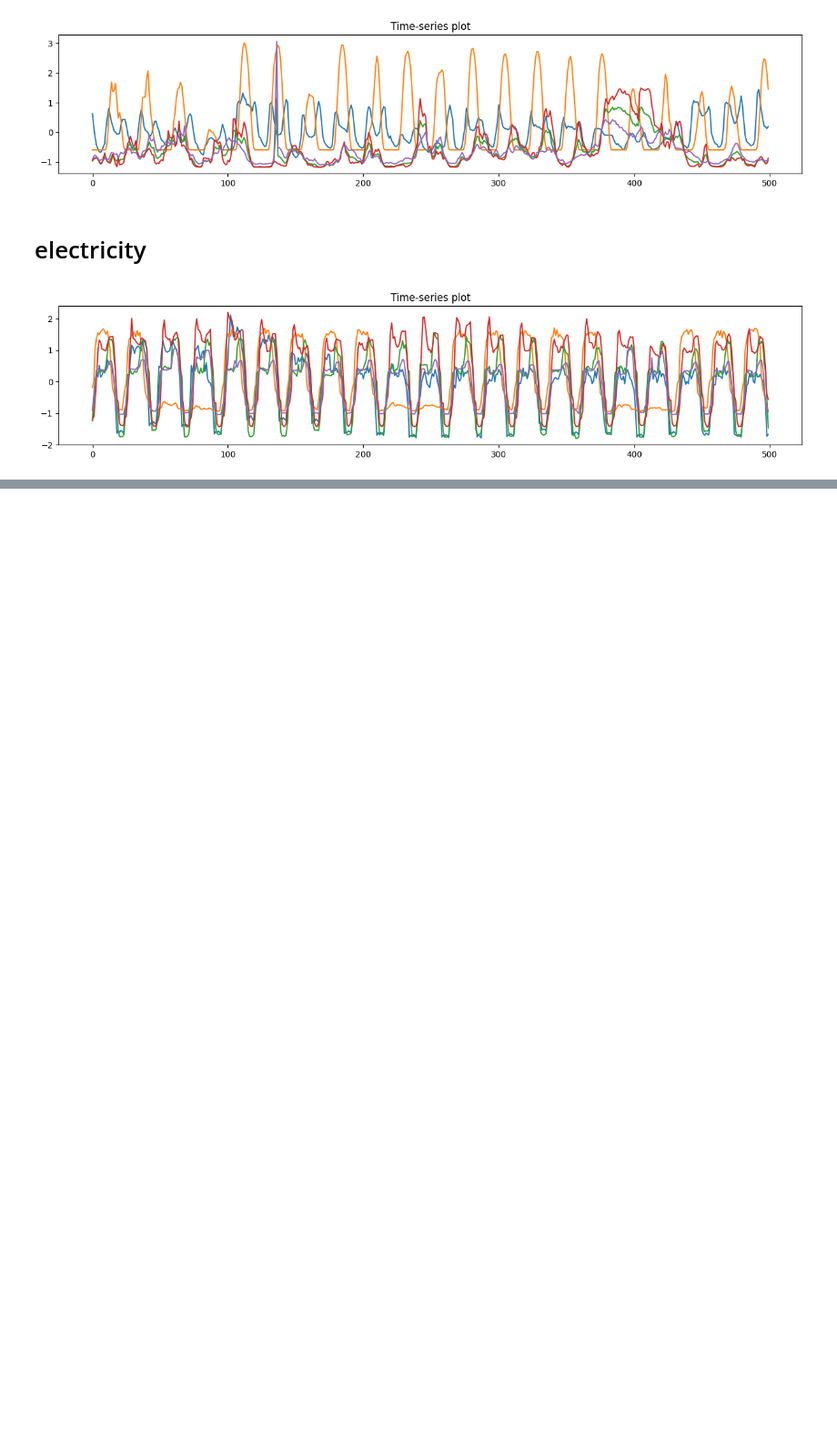
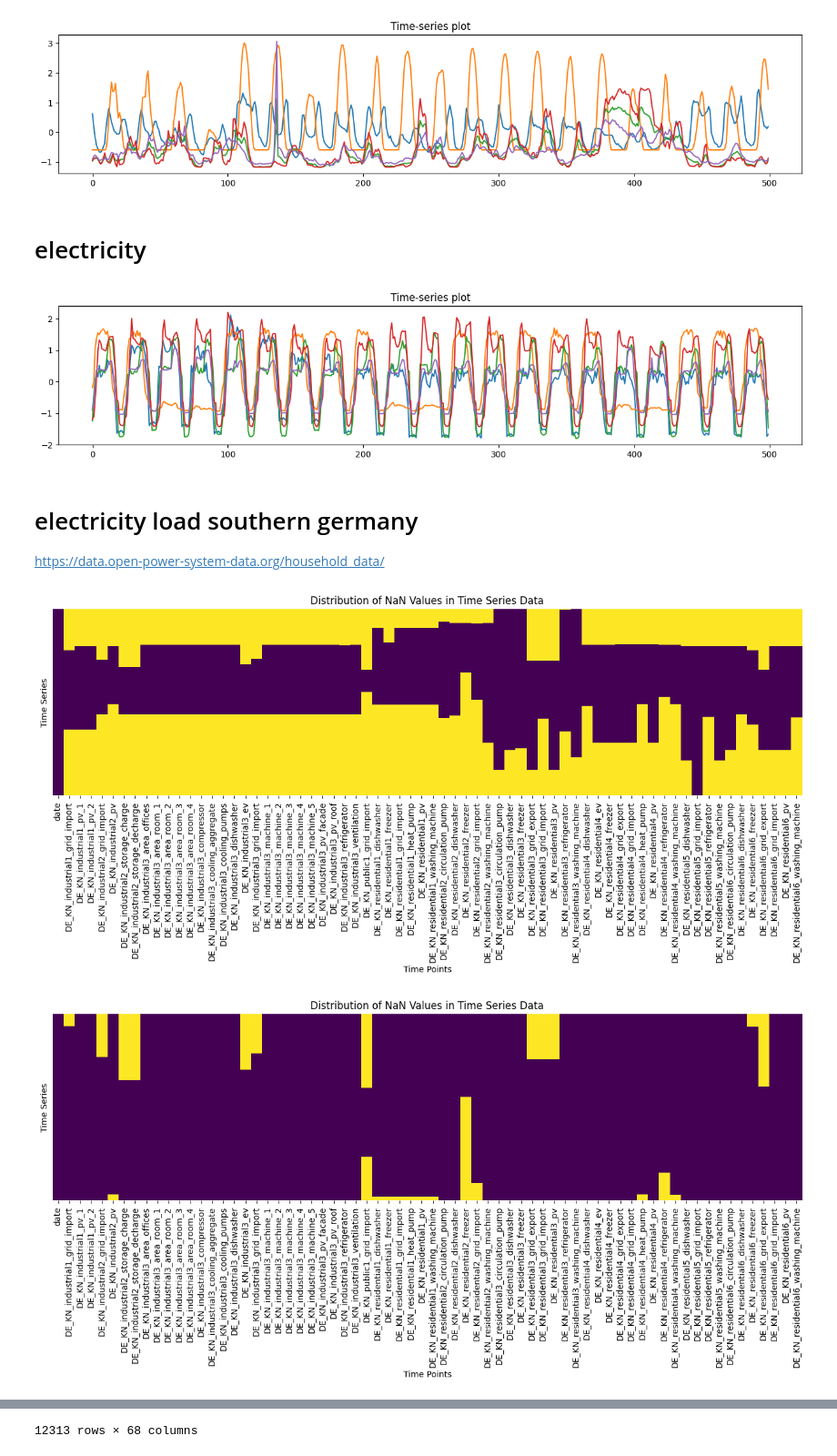
Before and after one commit to ben10ben/thesis, a Jupyter notebook: src/exploratory.ipynb, the cells around one changed output, grey strips where cells are left out. Shown at 91% size. Cells and saved outputs as stored; diff of their text form; code cells hidden in the pictures; blank space fills up the shorter version.

Commit message:
german household

```diff
--- a/src/exploratory.ipynb
+++ b/src/exploratory.ipynb
@@ -168,3 +170,55 @@ plt.title("Time-series plot")
 plt.show()
 # %% [output]
 [figure]
+# %% [markdown]
+# electricity load southern germany
+
+https://data.open-power-system-data.org/household_data/
+# %%
+def visualize_nans(df):
+	# Create a heatmap to visualize the distribution of NaN values after removing some
+	nan_counts = df.isna().sum()
+
+	plt.figure(figsize=(16, 4))
+	sns.heatmap(df.isna(), cmap='viridis', cbar=False, yticklabels=False)
+	plt.xlabel('Time Points')
+	plt.ylabel('Time Series')
+	plt.title('Distribution of NaN Values in Time Series Data')
+	plt.show()
+
+path = "/home/ben_ten/ben/MA/datasets/household_south_germany_hourly/household_data_60min_singleindex.csv"
+df = pd.read_csv(path)
+
+# drop second timestamp column
+df = df.drop('cet_cest_timestamp', axis=1)
+df = df.drop('interpolated', axis=1)
+
+# rename to fit DataSetClass
+df.rename(columns={'utc_timestamp': 'date'}, inplace=True)
+df['date'] = pd.to_datetime(df['date'])
+
+
+
+# drop columns with more than 90% missing values
+threshold = 0.9 * len(df)
+columns_to_drop = df.columns[df.isna().sum() > threshold]
+df = df.drop(columns=columns_to_drop)
+visualize_nans(df)
+
+# drop rows with more than 10% NANs
+threshold = 0.20 * len(df.columns)
+df = df[df.isna().sum(axis=1) <= threshold]
+visualize_nans(df)
+
+# forward fill if previous values are present
+df = df.fillna(method='ffill')
+
+# values at the start are set to zero, no more NANs
+df = df.fillna(0)
+
+visualize_nans(df)
+
+df
+# %% [output]
+[figure, added]
+[figure, added]
@@ -170,0 +238 @@ plt.show()
+12313 rows × 68 columns
```
Also changed, not shown: parts of 5 cells of this notebook, 3 other files.
